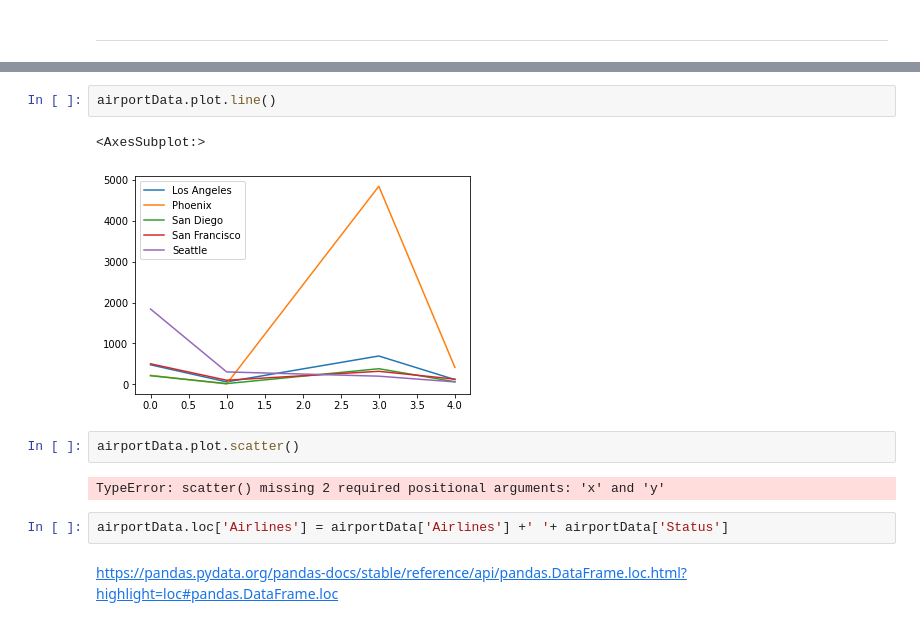
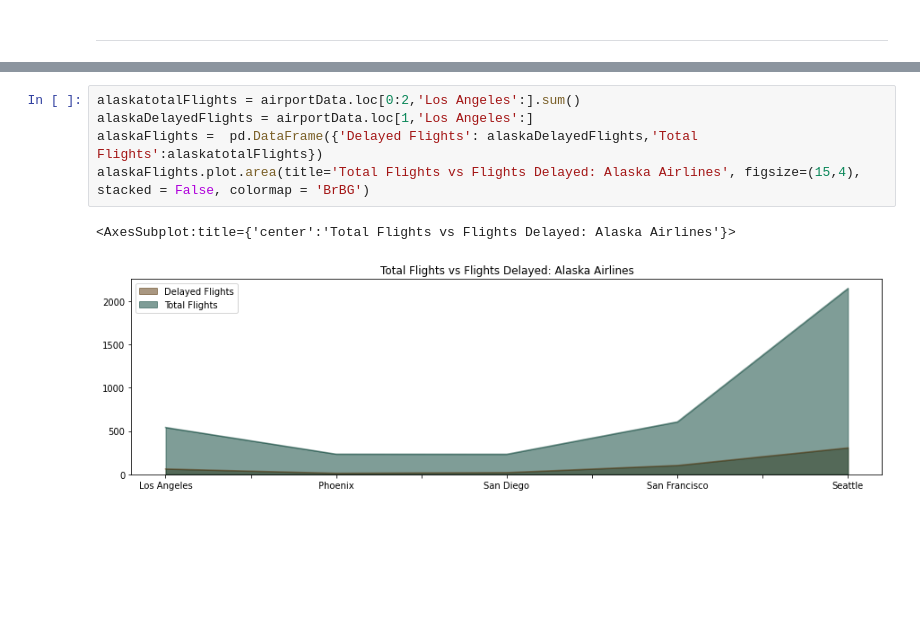
Before and after one commit to alexander-waite/IS362_Project1, a Jupyter notebook: Project One reference - Due September 19th.ipynb, the cells around one changed output, grey strips where cells are left out. Cells and saved outputs as stored; diff of their text form; blank space fills up the shorter version.

```diff
--- a/Project One reference - Due September 19th.ipynb
+++ b/Project One reference - Due September 19th.ipynb
@@ -131,13 +101,8 @@ airportData.plot.hist()
-# %%
-airportData.plot.line()
-# %% [output]
-<AxesSubplot:>
-[figure, removed]
-# %%
-airportData.plot.scatter()
-# %% [output]
-TypeError: scatter() missing 2 required positional arguments: 'x' and 'y'
-# %%
-airportData.loc['Airlines'] = airportData['Airlines'] +' '+ airportData['Status']
-# %% [markdown]
-https://pandas.pydata.org/pandas-docs/stable/reference/api/pandas.DataFrame.loc.html?highlight=loc#pandas.DataFrame.loc
+# %%
+alaskatotalFlights = airportData.loc[0:2,'Los Angeles':].sum()
+alaskaDelayedFlights = airportData.loc[1,'Los Angeles':]
+alaskaFlights =  pd.DataFrame({'Delayed Flights': alaskaDelayedFlights,'Total Flights':alaskatotalFlights})
+alaskaFlights.plot.area(title='Total Flights vs Flights Delayed: Alaska Airlines', figsize=(15,4), stacked = False, colormap = 'BrBG')
+# %% [output]
+<AxesSubplot:title={'center':'Total Flights vs Flights Delayed: Alaska Airlines'}>
+[figure, added]
```
Also changed, not shown: parts of 27 cells of this notebook.
